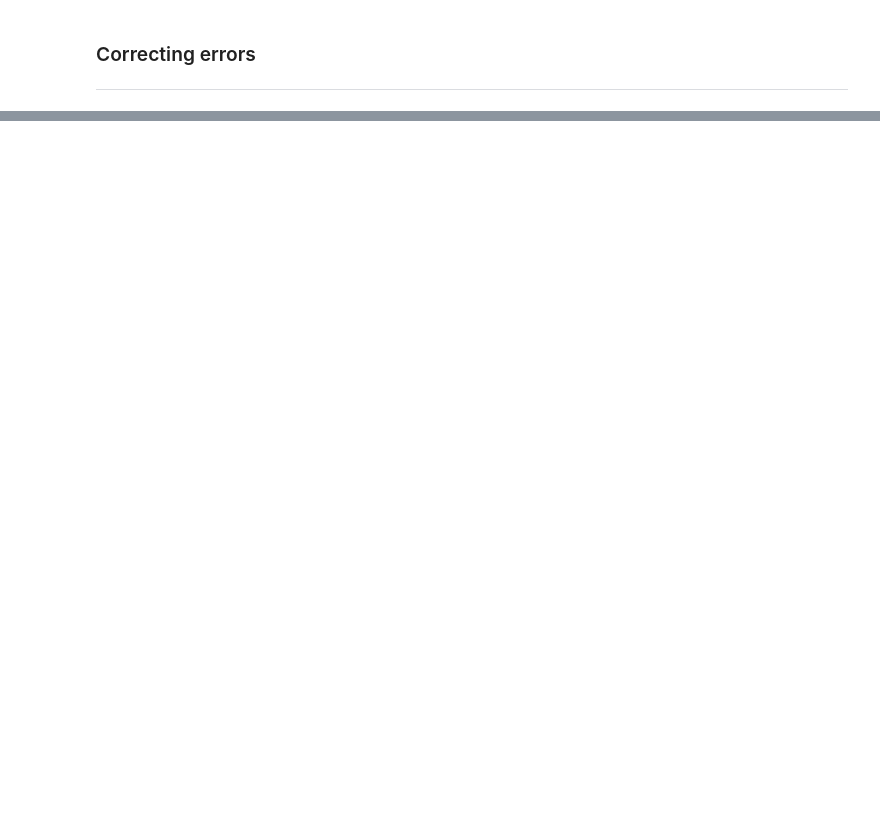
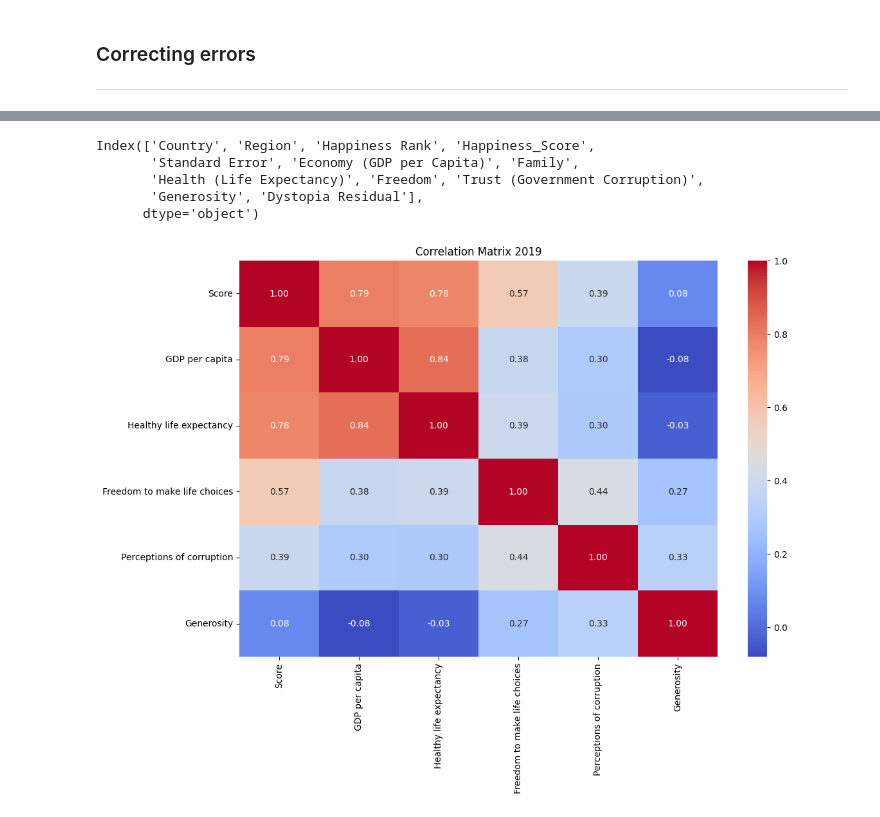
Before and after one commit to Tuwaiq-DS-ML-bootcamp-V-9/Usecase-2, a Jupyter notebook: EDA explain template_Ahmad_Alharbi.ipynb, the cells around one changed output, grey strips where cells are left out. Drawn from its saved outputs; the diff is of its cells as text; code cells hidden in the pictures; blank space fills up the shorter version.

```diff
--- a/EDA explain template_Ahmad_Alharbi.ipynb
+++ b/EDA explain template_Ahmad_Alharbi.ipynb
@@ -662,0 +707,19 @@ We could also use a correlation matrix to get more specific information about th
+# %%
+# as a bonus question
+# How do the factors contributing to happiness (like Economy, Family, Health, Freedom, Trust, and Generosity) correlate with each other in 2019
+
+correlation_2019 = world_2019[['Score', 'GDP per capita', 'Healthy life expectancy', 'Freedom to make life choices',
+                               'Perceptions of corruption', 'Generosity']].corr()
+
+# Plotting the correlation matrix for 2019 in full size
+plt.figure(figsize=(12, 8))
+sns.heatmap(correlation_2019, annot=True, cmap="coolwarm", fmt=".2f")
+plt.title('Correlation Matrix 2019')
+plt.show()
+# %% [output]
+Index(['Country', 'Region', 'Happiness Rank', 'Happiness_Score',
+       'Standard Error', 'Economy (GDP per Capita)', 'Family',
+       'Health (Life Expectancy)', 'Freedom', 'Trust (Government Corruption)',
+       'Generosity', 'Dystopia Residual'],
+      dtype='object')
+[figure, added]
```
Also changed, not shown: parts of 28 cells of this notebook.
